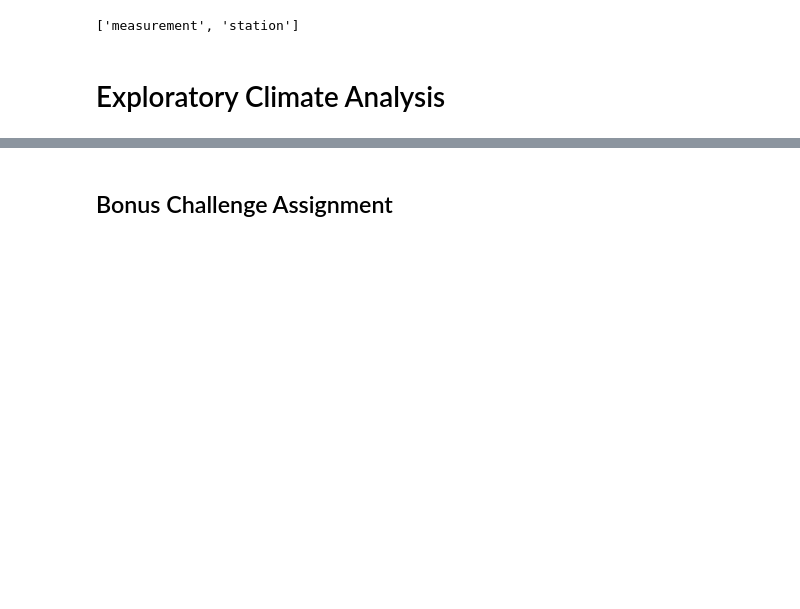
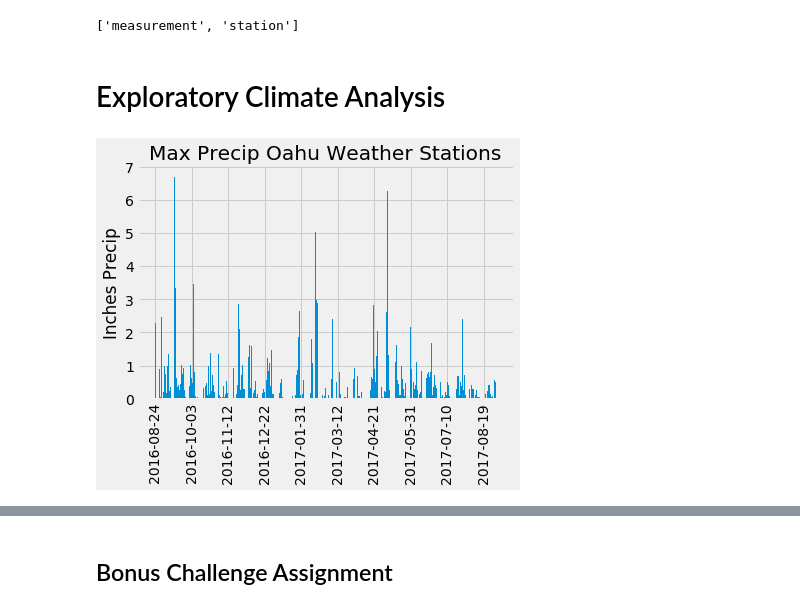
Before and after one commit to Terrence-Cummings/sqlalchemy-challenge, a Jupyter notebook: climate_TC_v1.ipynb, the cells around one changed output, grey strips where cells are left out. Cells and saved outputs as stored; diff of their text form; code cells hidden in the pictures; blank space fills up the shorter version.

Commit message:
precip working ok

```diff
--- a/climate_TC_v1.ipynb
+++ b/climate_TC_v1.ipynb
@@ -30,8 +41,8 @@ Base.classes.keys()
 ['measurement', 'station']
 # %%
 # Save references to each table
-measurement = Base.classes.measurement
-station = Base.classes.station
+Measurement = Base.classes.measurement
+Station = Base.classes.station
 # %%
 # Create our session (link) from Python to the DB
 session = Session(engine)
@@ -40,14 +63,47 @@ session = Session(engine)
 # %%
 # Design a query to retrieve the last 12 months of precipitation data and plot the results
 
+earliest_date_query = session.query(Measurement.date).order_by(Measurement.date).first()
+latest_date_query = session.query(Measurement.date).order_by(Measurement.date.desc()).first()
+ed_dict=earliest_date_query._asdict()
+earliest_date = ed_dict['date']
+ld_dict=latest_date_query._asdict()
+latest_date = ld_dict['date']
+
+earliest_date_dt = dt.datetime.strptime(earliest_date, "%Y-%m-%d")
+latest_date_dt = dt.datetime.strptime(latest_date, "%Y-%m-%d")
+
 # Calculate the date 1 year ago from the last data point in the database
+year_ago_latest_dt = latest_date_dt - dt.timedelta(days=365)
 
 # Perform a query to retrieve the data and precipitation scores
+date_prcp_query = session.query(Measurement.date, Measurement.prcp).\
+    filter(Measurement.date<=latest_date_dt).filter(Measurement.date>=year_ago_latest_dt)
 
 # Save the query results as a Pandas DataFrame and set the index to the date column
+date_prcp_df = pd.DataFrame(date_prcp_query, columns=['Date', 'Precipitation'])
+date_prcp_df.set_index('Date', inplace=True)
+date_prcp_df.to_csv('date_prcp.csv')
 
 # Sort the dataframe by date
+date_prcp_df.dropna(inplace=True)
+date_prcp_df.sort_index(inplace=True)
+date_prcp_max = date_prcp_df.groupby('Date')[['Precipitation']].max()
+
+
 
 # Use Pandas Plotting with Matplotlib to plot the data
+x = date_prcp_max.index
+y = date_prcp_max['Precipitation']
+
+fig, ax = plt.subplots()
+ax.bar(x, y)
+ax.set_xticks(x[::39])
+ax.set_xticklabels(x[::40], rotation=90)
+plt.ylabel('Inches Precip')
+plt.title('Max Precip Oahu Weather Stations')
+plt.show()
+# %% [output]
+[figure, added]
 # %%
 # Use Pandas to calcualte the summary statistics for the precipitation data
```
Also changed, not shown: parts of 5 cells of this notebook, 3 other files.
